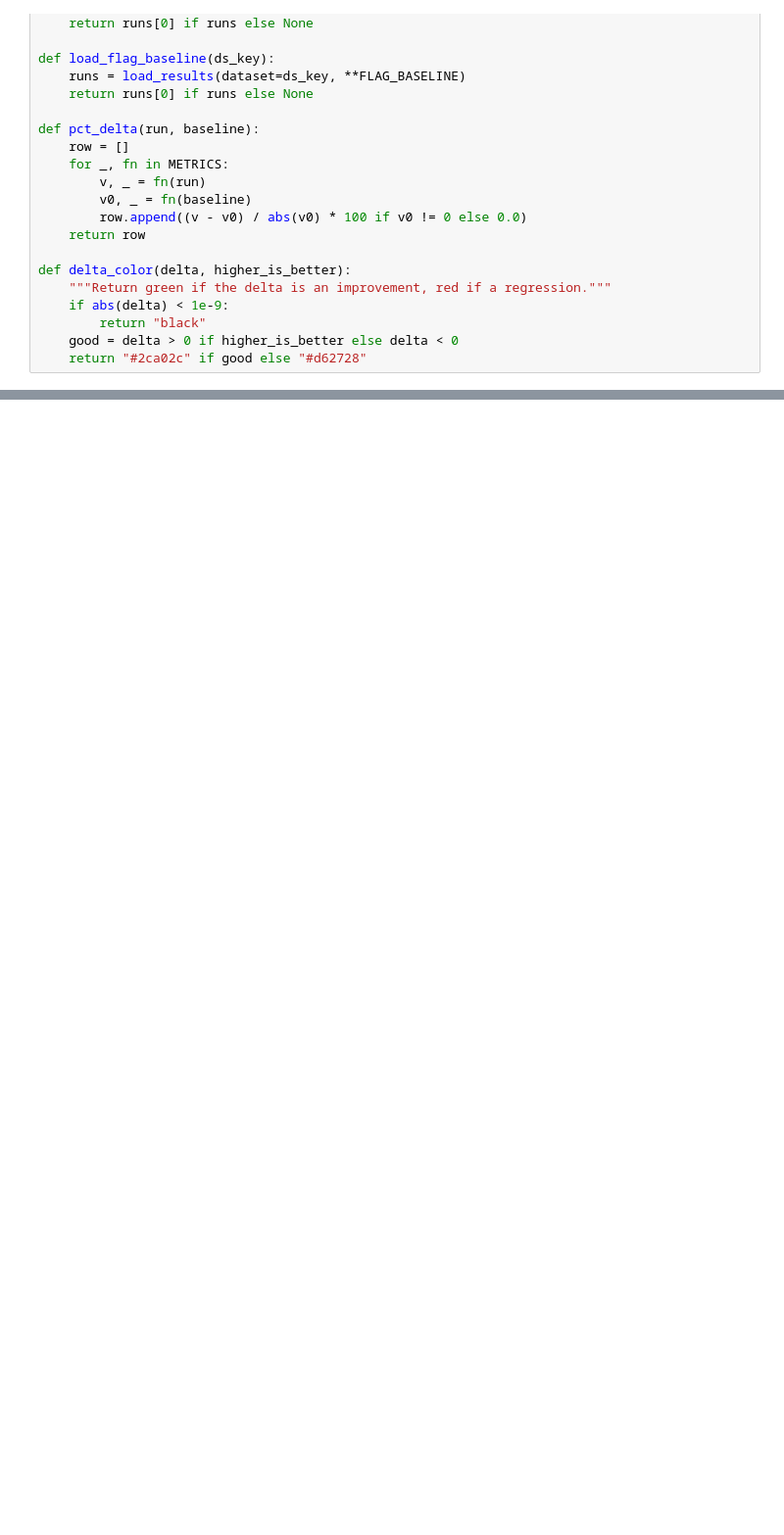
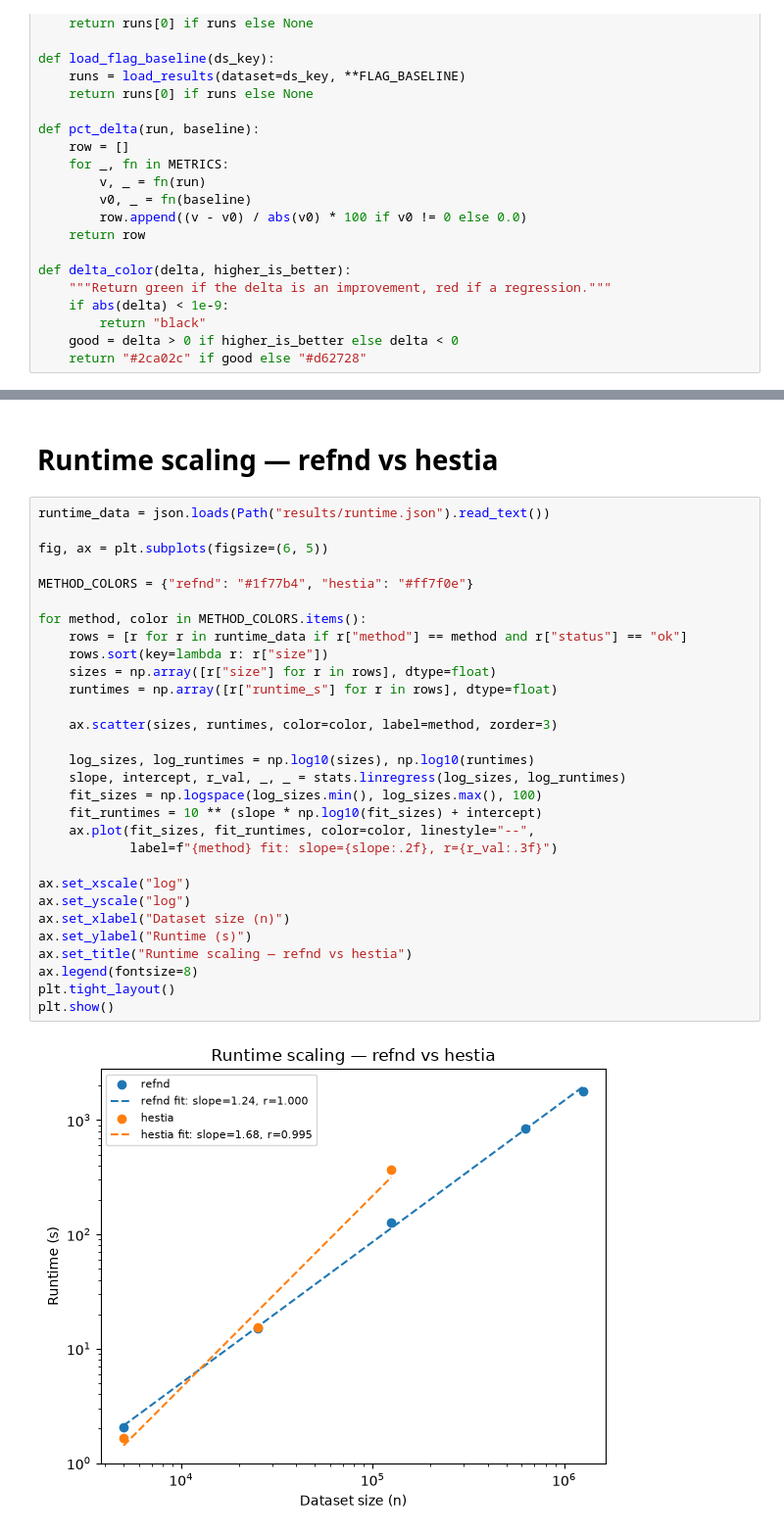
Before and after one commit to anthol42/refnd, a Jupyter notebook: ablation/analysis.ipynb, the cells around one changed output, grey strips where cells are left out. Shown at 98% size. Cells and saved outputs as stored; diff of their text form; blank space fills up the shorter version.

Commit message:
Feat(added ablation figures)

```diff
--- a/ablation/analysis.ipynb
+++ b/ablation/analysis.ipynb
@@ -570,0 +571,34 @@ for ds_key, ds_color, ds_label in DATASETS:
+# %% [markdown]
+# Runtime scaling — refnd vs hestia
+# %%
+runtime_data = json.loads(Path("results/runtime.json").read_text())
+
+fig, ax = plt.subplots(figsize=(6, 5))
+
+METHOD_COLORS = {"refnd": "#1f77b4", "hestia": "#ff7f0e"}
+
+for method, color in METHOD_COLORS.items():
+    rows = [r for r in runtime_data if r["method"] == method and r["status"] == "ok"]
+    rows.sort(key=lambda r: r["size"])
+    sizes = np.array([r["size"] for r in rows], dtype=float)
+    runtimes = np.array([r["runtime_s"] for r in rows], dtype=float)
+
+    ax.scatter(sizes, runtimes, color=color, label=method, zorder=3)
+
+    log_sizes, log_runtimes = np.log10(sizes), np.log10(runtimes)
+    slope, intercept, r_val, _, _ = stats.linregress(log_sizes, log_runtimes)
+    fit_sizes = np.logspace(log_sizes.min(), log_sizes.max(), 100)
+    fit_runtimes = 10 ** (slope * np.log10(fit_sizes) + intercept)
+    ax.plot(fit_sizes, fit_runtimes, color=color, linestyle="--",
+            label=f"{method} fit: slope={slope:.2f}, r={r_val:.3f}")
+
+ax.set_xscale("log")
+ax.set_yscale("log")
+ax.set_xlabel("Dataset size (n)")
+ax.set_ylabel("Runtime (s)")
+ax.set_title("Runtime scaling — refnd vs hestia")
+ax.legend(fontsize=8)
+plt.tight_layout()
+plt.show()
+# %% [output]
+[figure, added]
```
Also changed, not shown: parts of 11 cells of this notebook, 9 other files.
